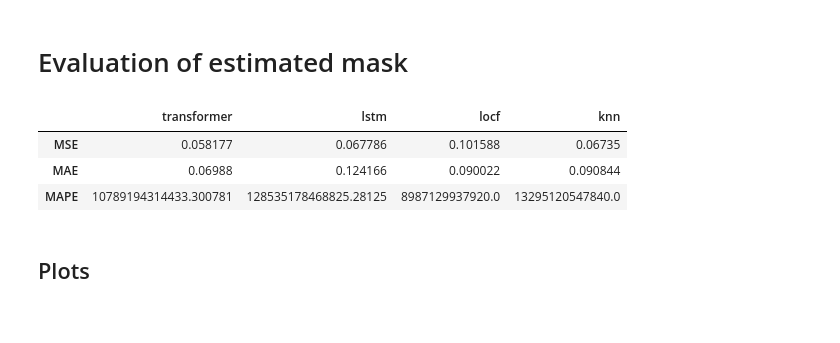
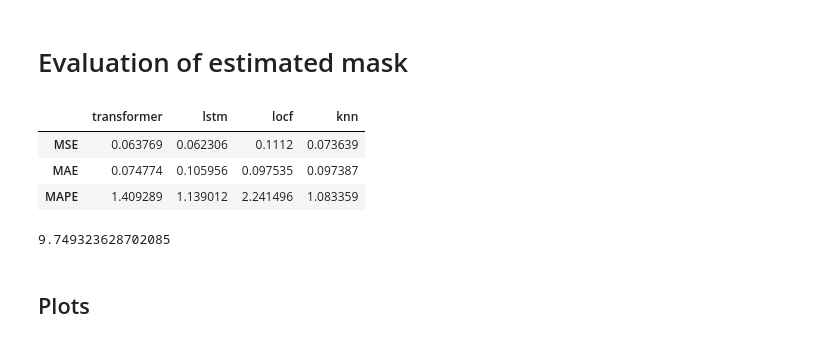
Before and after one commit to cbuelt/transformer-imputing, a Jupyter notebook: evaluation/Evaluation.ipynb, the cells around one changed output. Saved outputs shown, nothing was run; the diff lists cells and outputs as text; code cells hidden in the pictures.

```diff
--- a/evaluation/Evaluation.ipynb
+++ b/evaluation/Evaluation.ipynb
@@ -101,4 +101,4 @@ def get_testing_mask(features, miss_vals, mask):
 # %%
-metrics = ["MSE", "MAE","MAPE"]
+metrics = ["MSE", "MAE"]
 models = ["transformer","lstm", "locf", "knn"]
 methods = [x+"_pred" for x in ["transformer","lstm", "locf", "knn"]]
@@ -104,0 +107,24 @@ methods = [x+"_pred" for x in ["transformer","lstm", "locf", "knn"]]
+# %%
+features, miss_vals, pos_enc, country, year, weekday, hour, feature_nr = change_format(testing_data)
+testing_mask = np.load("../data/evaluation/testing_distribution_full.npy")
+features_masked, miss_vals_masked, mask, miss_vals = mask_features(features, miss_vals, testing_mask)
+
+#Obtain missing and true values
+missing = miss_vals[mask == 1]
+true_values = features[mask == 1][missing == 0]
+# %%
+results = pd.DataFrame(columns = models, index = pd.MultiIndex.from_product([metrics,["Mean","SD"]]))
+for model in models:
+    #Load prediction
+    pred = np.load("../data/predictions/{}_pred_full.npy".format(model))
+    #Remove missing values
+    pred = pred[missing == 0]
+    #Calculate error and metrics
+    error = pred - true_values
+    squared = np.square(error)
+    absolute = np.abs(error)
+    #Save to results
+    results.loc[("MSE", "Mean"), model] = squared.mean()
+    results.loc[("MSE", "SD"), model] = squared.std()
+    results.loc[("MAE", "Mean"), model] = absolute.mean()
+    results.loc[("MAE", "SD"), model] = absolute.std()
@@ -428,34 +464,43 @@ plt.savefig("../plots/example_plot.pdf", dpi = 300, bbox_inches = "tight")
 # %%
 #Prepare testing mask
 testing_mask_raw = np.load("../evaluation/masks/testing_mask_estimated.npy")
 testing_mask = np.zeros(shape = (testing_mask_raw.shape[0],120,no_features))
 testing_mask[:,2*24:3*24] = testing_mask_raw
 results = pd.DataFrame(columns=models, index = metrics)
 
 #Obtain true values
 features, miss_vals, pos_enc, country, year, weekday, hour, feature_nr = change_format(testing_data)
 features_masked, miss_vals_masked, mask = get_testing_mask(features, miss_vals, testing_mask)
 true_values = features[mask==1]
+missing = miss_vals[mask == 1]
+#Remove missing values
+true_values = true_values[missing == 0]
 
 #Load model predictions
 for model in models:
     prediction = np.load("../data/predictions/{}_pred_estimated.npy".format(model))
+    prediction = prediction[missing == 0]
 
     #Calculate mse
     mse = np.round(mean_squared_error(true_values,prediction),6)
     mae = np.round(mean_absolute_error(true_values,prediction),6)
     mape = np.round(mean_absolute_percentage_error(true_values, prediction),6)
 
     #Save mse to results
     results.loc["MSE",model]=mse
     results.loc["MAE",model]=mae
     results.loc["MAPE", model] = mape
 results
 # %% [output]
 |  | transformer | lstm | locf | knn |
-| MSE | 0.058177 | 0.067786 | 0.101588 | 0.06735 |
-| MAE | 0.06988 | 0.124166 | 0.090022 | 0.090844 |
-| MAPE | 10789194314433.300781 | 128535178468825.28125 | 8987129937920.0 | 13295120547840.0 |
+| MSE | 0.063769 | 0.062306 | 0.1112 | 0.073639 |
+| MAE | 0.074774 | 0.105956 | 0.097535 | 0.097387 |
+| MAPE | 1.409289 | 1.139012 | 2.241496 | 1.083359 |
+# %%
+# How many missing values are cut?
+missing.sum()/len(missing)*100
+# %% [output]
+9.749323628702085
 # %% [markdown]
 ## Plots
 # %%
```
Also changed, not shown: parts of 8 cells of this notebook, 33 other files.
